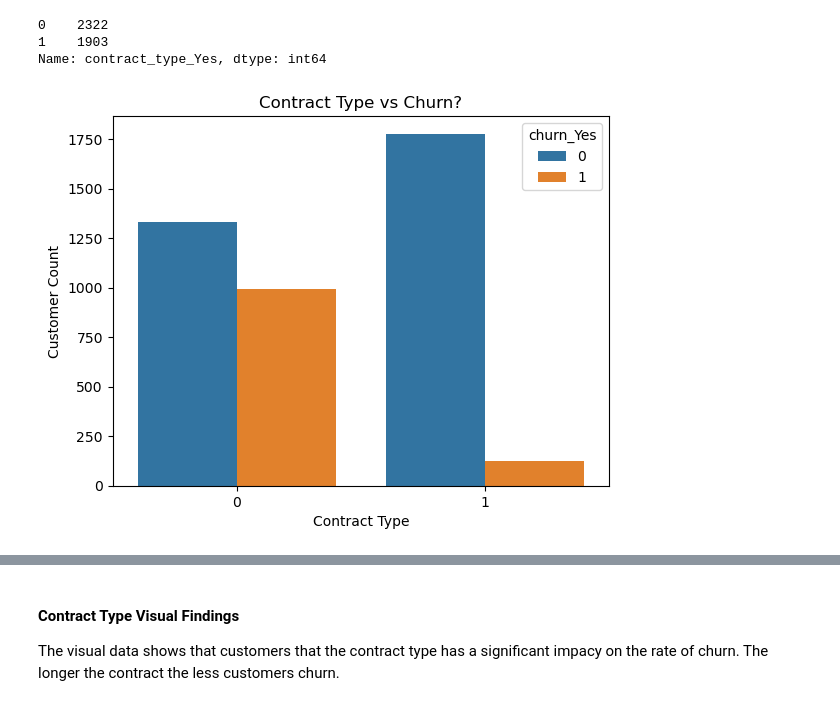
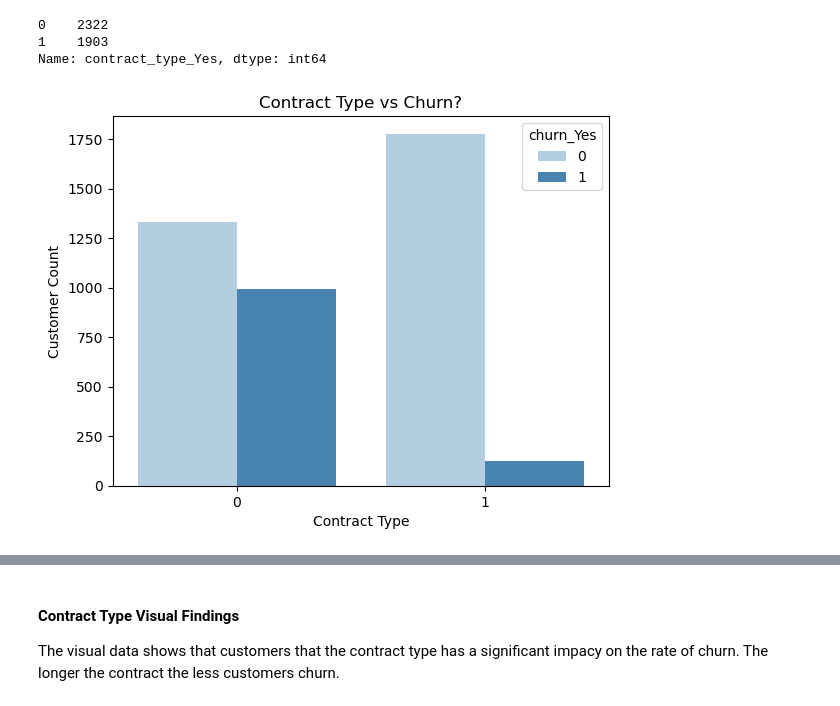
Before and after one commit to annie-carter/classification_project, a Jupyter notebook: nonfinal_exploration.ipynb, the cells around one changed output, grey strips where cells are left out. Saved outputs shown, nothing was run; the diff lists cells and outputs as text; code cells hidden in the pictures.

```diff
--- a/nonfinal_exploration.ipynb
+++ b/nonfinal_exploration.ipynb
@@ -314,10 +314,10 @@ telco_train.contract_type_Yes.value_counts()
 Name: contract_type_Yes, dtype: int64
 # %%
 #Visualizing the monthly contract vs churn
-ct=sns.countplot(data=telco_train, x='contract_type_Yes', hue='churn_Yes')
+ct=sns.countplot(data=telco_train, x='contract_type_Yes', hue='churn_Yes', palette='Blues')
 ct.set_xlabel('Contract Type')
 ct.set_ylabel('Customer Count')
 plt.title('Contract Type vs Churn?')
 plt.show()
 # %% [output]
-[figure, old version]
+[figure, new version]
```
Also changed, not shown: parts of 16 cells of this notebook.
